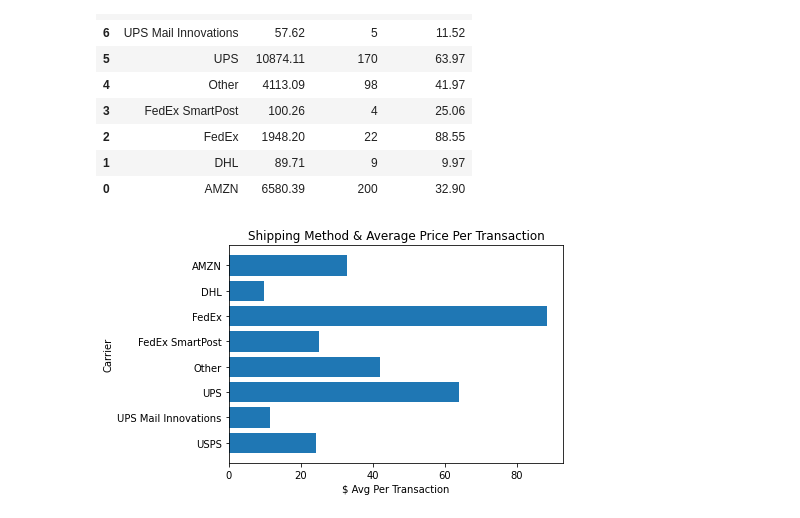
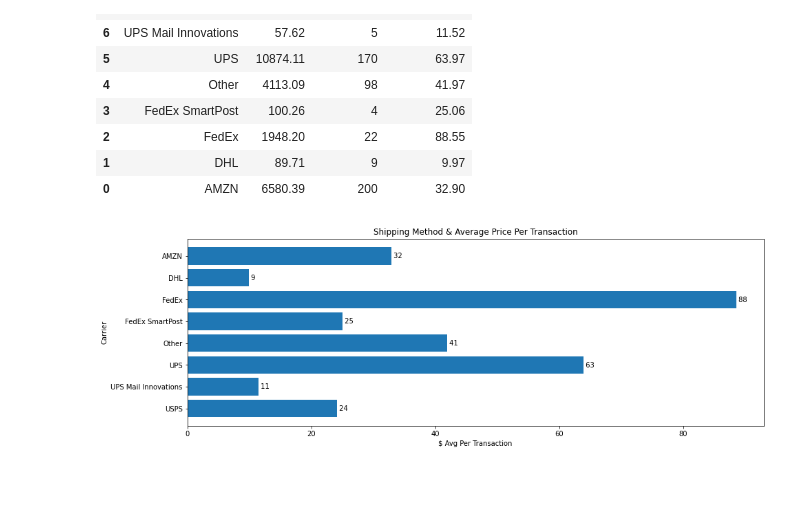
Before and after one commit to AmitSamra/AmazonOrderHistoryAirflow, a Jupyter notebook: AmazonOrderHistoryAirflow_input.ipynb, the cells around one changed output. Drawn from its saved outputs; the diff is of its cells as text; code cells hidden in the pictures; blank space fills up the shorter version.

Commit message:
Updated Ship by Avg Trans Cost

```diff
--- a/AmazonOrderHistoryAirflow_input.ipynb
+++ b/AmazonOrderHistoryAirflow_input.ipynb
@@ -752,12 +752,21 @@ df_CarrierTotal
 # %%
 # Plot shipping method and avg transaction cost
 
-fig,ax = plt.subplots()
+fig,ax = plt.subplots(figsize = (15,5))
 ax.barh(df_CarrierTotal['Carrier'], df_CarrierTotal['AvgPerTrans'])
+ax.set_title('Shipping Method & Average Price Per Transaction')
+
+# x-axis
 ax.set_xlabel('$ Avg Per Transaction')
+
+# y-axis
 ax.set_ylabel('Carrier')
-ax.set_title('Shipping Method & Average Price Per Transaction')
+
+# labels
+for i,j in zip(df_CarrierTotal.Carrier, df_CarrierTotal.AvgPerTrans):
+    ax.annotate(' '+format(int(j), ','), xy=(j,i), va='center', ha='left')
+
 plt.show()
 #ax.figure.savefig('./img/ShippingMethodPrice.png', bbox_inches='tight', dpi=150)
 # %% [output]
-[figure, old version]
+[figure, new version]
```
Also changed, not shown: parts of 1 cell of this notebook.
